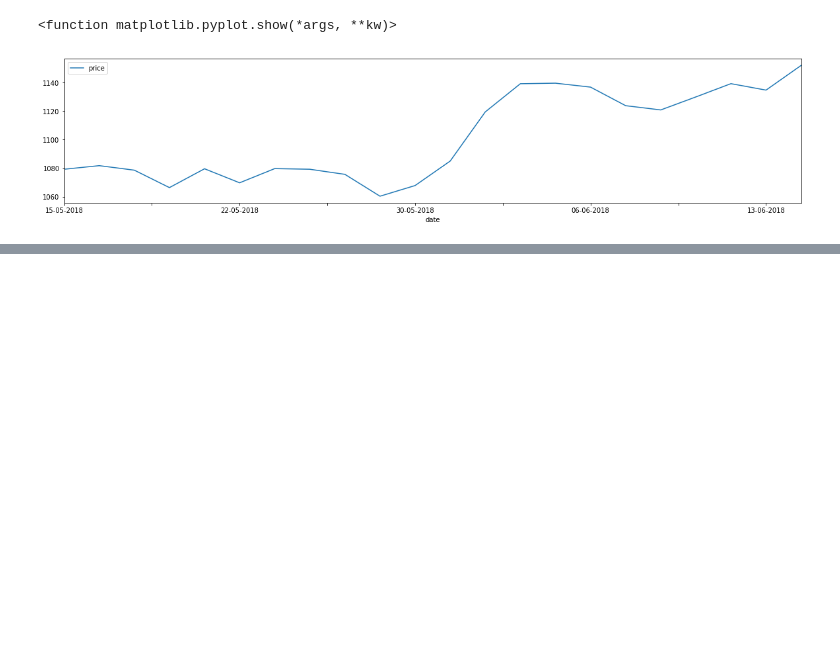
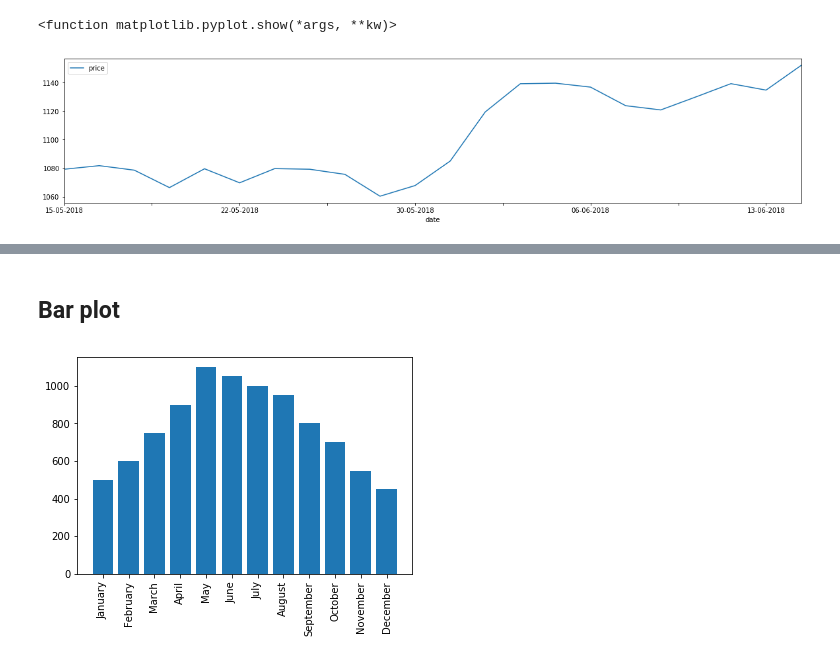
Before and after one commit to allaccountstaken/matplotlib, a Jupyter notebook: basic_plots.ipynb, the cells around one changed output, grey strips where cells are left out. Saved outputs shown, nothing was run; the diff lists cells and outputs as text; code cells hidden in the pictures; blank space fills up the shorter version.

```diff
--- a/basic_plots.ipynb
+++ b/basic_plots.ipynb
@@ -38,0 +41,12 @@ plt.plot(df.price)
+# %% [markdown]
+## Bar plot
+# %%
+month_num = [1, 2, 3, 4, 5, 6, 7, 8, 9, 10, 11, 12]
+units_sold = [500, 600, 750, 900, 1100, 1050, 1000, 950, 800, 700, 550, 450]
+fig, ax = plt.subplots()
+plt.xticks(month_num, calendar.month_name[1:13], rotation = 90)
+plot = ax.bar(month_num, units_sold)
+
+plt.show()
+# %% [output]
+[figure, added]
```
Also changed, not shown: parts of 2 cells of this notebook.
